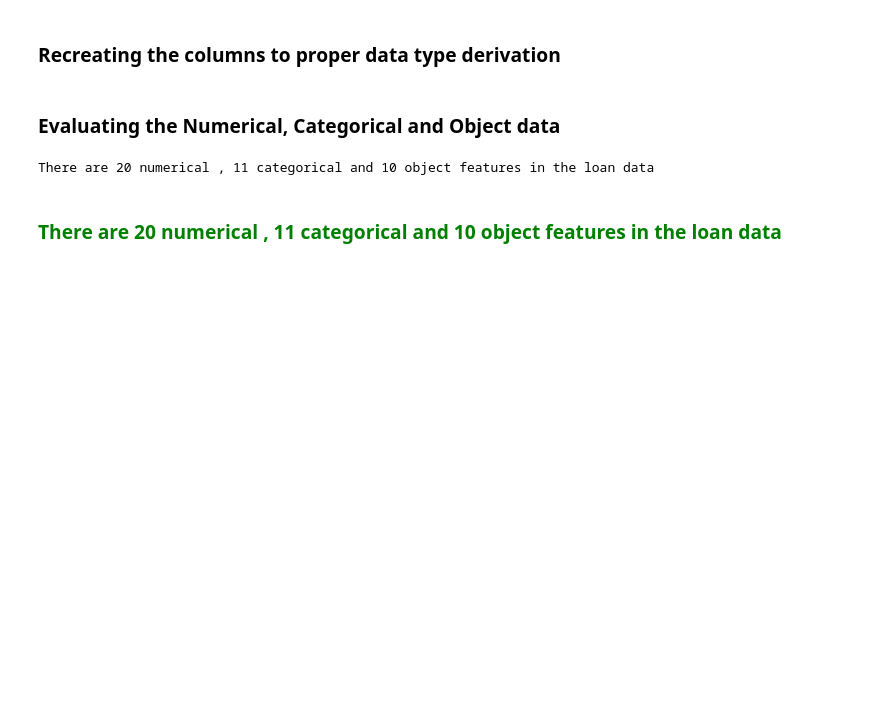
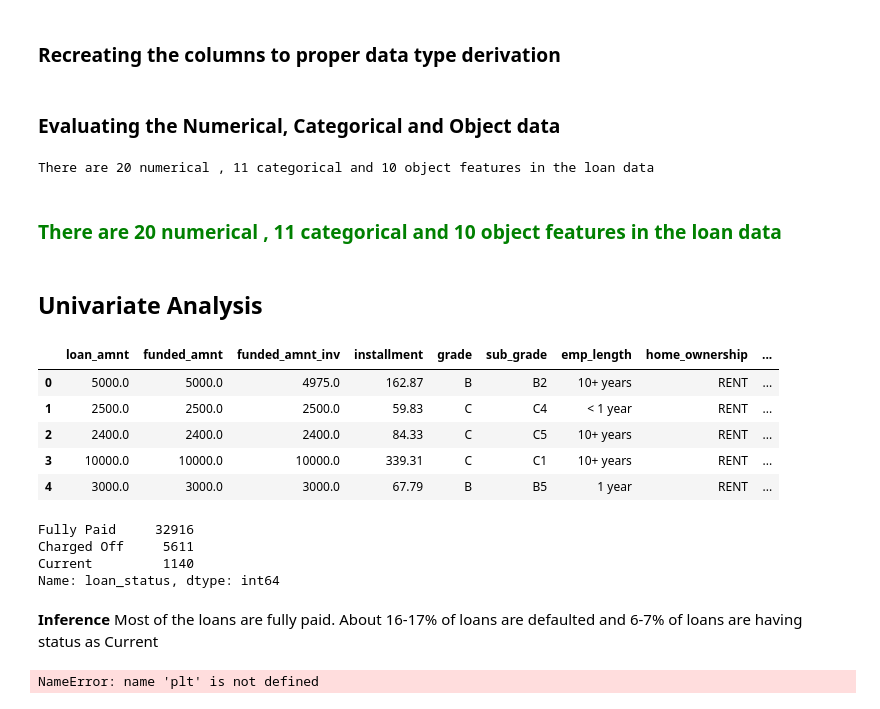
Before and after one commit to ShubhamMishra1102/LendingClubCaseStudy, a Jupyter notebook: Group_Facilitator_SumaiyaK.ipynb, the cells around one changed output. Drawn from its saved outputs; the diff is of its cells as text; code cells hidden in the pictures; blank space fills up the shorter version.

Commit message:
Added some portion of Univariate Analysis

```diff
--- a/Group_Facilitator_SumaiyaK.ipynb
+++ b/Group_Facilitator_SumaiyaK.ipynb
@@ -400,3 +400,33 @@ print('There are {0} numerical , {1} categorical and {2} object features in the
 There are 20 numerical , 11 categorical and 10 object features in the loan data
 # %% [markdown]
 ### <font color = green> There are 20 numerical , 11 categorical and 10 object features in the loan data </font>
+# %% [markdown]
+## Univariate Analysis
+# %%
+filtered_loandata.head()
+# %% [output]
+|  | loan_amnt | funded_amnt | funded_amnt_inv | installment | grade | sub_grade | emp_length | home_ownership | ... |
+| 0 | 5000.0 | 5000.0 | 4975.0 | 162.87 | B | B2 | 10+ years | RENT | ... |
+| 1 | 2500.0 | 2500.0 | 2500.0 | 59.83 | C | C4 | < 1 year | RENT | ... |
+| 2 | 2400.0 | 2400.0 | 2400.0 | 84.33 | C | C5 | 10+ years | RENT | ... |
+| 3 | 10000.0 | 10000.0 | 10000.0 | 339.31 | C | C1 | 10+ years | RENT | ... |
+| 4 | 3000.0 | 3000.0 | 3000.0 | 67.79 | B | B5 | 1 year | RENT | ... |
+# %%
+#Getting the data by Loan status. Loan status is categorical variable.
+filtered_loandata.loan_status.value_counts()
+# %% [output]
+Fully Paid     32916
+Charged Off     5611
+Current         1140
+Name: loan_status, dtype: int64
+# %% [markdown]
+**Inference** Most of the loans are fully paid. About 16-17% of loans are defaulted and 6-7% of loans are having status as Current
+# %%
+plt.subplot(1,2,1)
+sns.countplot(x= filtered_loandata.loan_status)
+plt.subplot(1,2,2)
+plt.bar(filtered_loandata.loan_status,height=50)
+plt.ylabel('No. Of Loan Application')
+plt.show()
+# %% [output]
+NameError: name 'plt' is not defined
```
Also changed, not shown: parts of 8 cells of this notebook.
